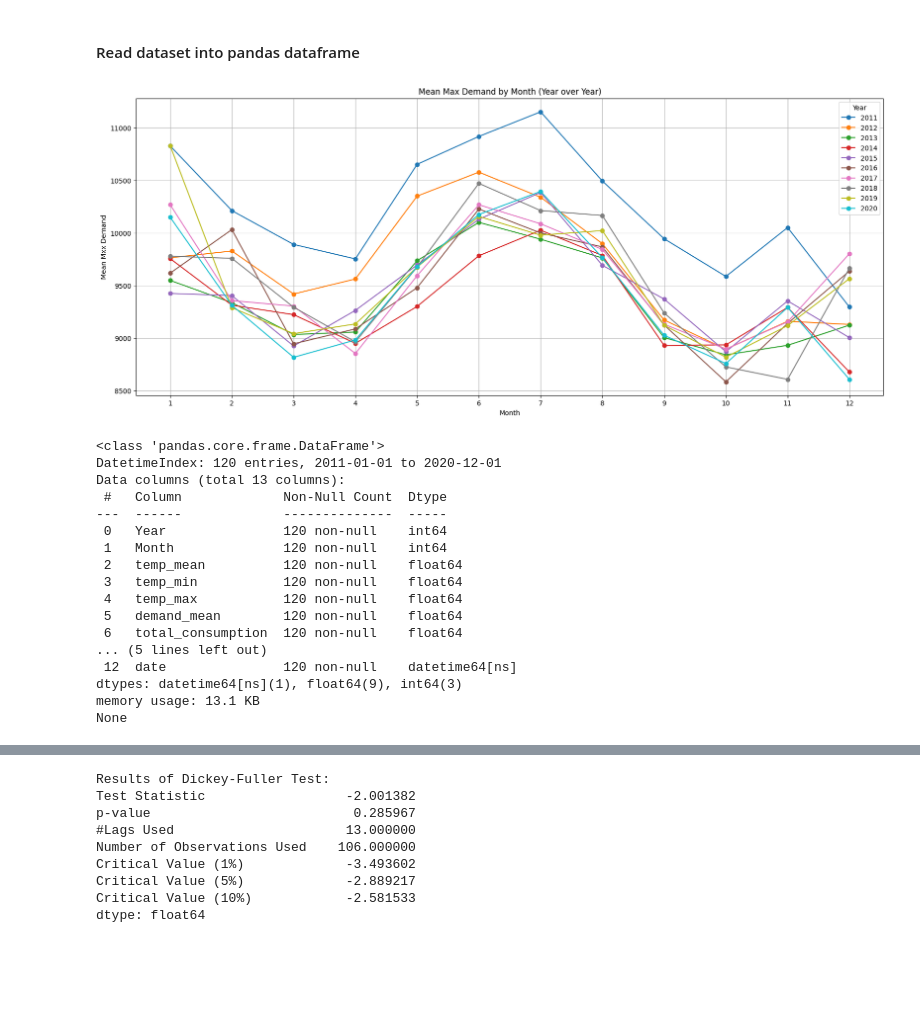
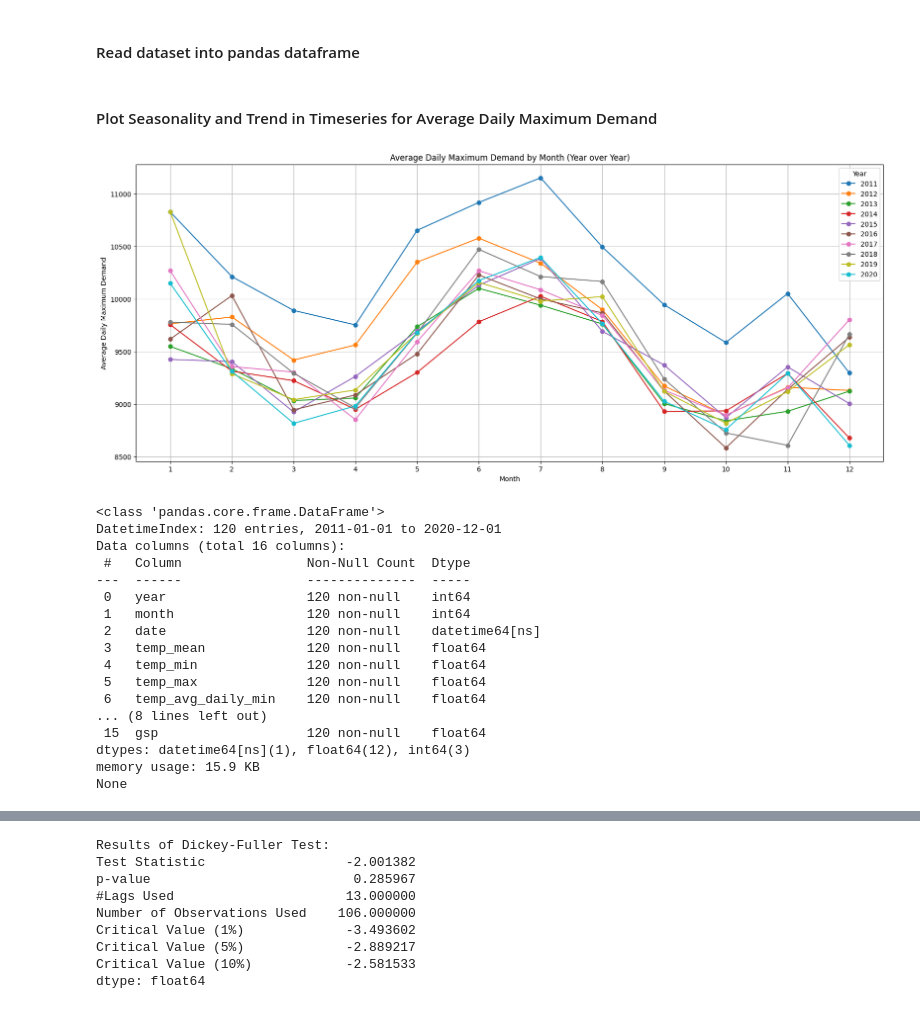
Before and after one commit to Z5429/ZZSC9020-Group-P, a Jupyter notebook: src/time_series_model.ipynb, the cells around one changed output, grey strips where cells are left out. Drawn from its saved outputs; the diff is of its cells as text; code cells hidden in the pictures; blank space fills up the shorter version.

```diff
--- a/src/time_series_model.ipynb
+++ b/src/time_series_model.ipynb
@@ -34,6 +34,5 @@ from statsmodels.tsa.statespace.sarimax import SARIMAX
 #### Function for reading data from model dataset
 # %%
 def read_data(datafile):
-    df_data = pd.read_csv(datafile, sep = ',', index_col=0)
-    #df_data.columns=[]
+    df_data = pd.read_csv(datafile, sep = ',')
     return df_data
@@ -54,41 +125,47 @@ end_mth = datetime.datetime(2020, 12, 1)
 # Read file
 df_model_data = read_data(f'{fpath}\{fname_model_data}')
 # %%
-df_model_data['date'] = pd.to_datetime(df_model_data['Year'].astype(str) + '-' + df_model_data['Month'].astype(str) + '-01')
+# Convert date column to datetime datatype
+df_model_data['date'] = pd.to_datetime(df_model_data['date'])
+
+# Set dataframe index to date column
 df_model_data.index = df_model_data.date
-## Filter usage within start and end month
+
+# Filter records within start and end month
 df_model_data = df_model_data[( df_model_data['date']>=start_mth) & (df_model_data['date'] <= end_mth)]
+# %% [markdown]
+#### Plot Seasonality and Trend in Timeseries for Average Daily Maximum Demand
 # %%
-pivot_df = df_model_data.pivot_table(index='Month', columns='Year', values='demand_mean_max')
+pivot_df = df_model_data.pivot_table(index='month', columns='year', values='demand_avg_daily_max')
 # %%
 # Plot the line chart
 pivot_df.plot(kind='line', marker='o', figsize=(20, 8))
-plt.title('Mean Max Demand by Month (Year over Year)')
+plt.title('Average Daily Maximum Demand by Month (Year over Year)')
 plt.xlabel('Month')
-plt.ylabel('Mean Mxx Demand')
+plt.ylabel('Average Daily Maximum Demand')
 plt.xticks(range(1, 13))
 plt.grid(True)
 plt.legend(title='Year', loc='best')
 plt.show()
 # %% [output]
-[figure, old version]
+[figure, new version]
 # %%
 print(df_model_data.info())
 # %% [output]
 <class 'pandas.core.frame.DataFrame'>
 DatetimeIndex: 120 entries, 2011-01-01 to 2020-12-01
-Data columns (total 13 columns):
- #   Column             Non-Null Count  Dtype
----  ------             --------------  -----
- 0   Year               120 non-null    int64
- 1   Month              120 non-null    int64
- 2   temp_mean          120 non-null    float64
- 3   temp_min           120 non-null    float64
- 4   temp_max           120 non-null    float64
- 5   demand_mean        120 non-null    float64
- 6   total_consumption  120 non-null    float64
-... (5 lines left out)
- 12  date               120 non-null    datetime64[ns]
-dtypes: datetime64[ns](1), float64(9), int64(3)
-memory usage: 13.1 KB
+Data columns (total 16 columns):
+ #   Column                Non-Null Count  Dtype
+---  ------                --------------  -----
+ 0   year                  120 non-null    int64
+ 1   month                 120 non-null    int64
+ 2   date                  120 non-null    datetime64[ns]
+ 3   temp_mean             120 non-null    float64
+ 4   temp_min              120 non-null    float64
+ 5   temp_max              120 non-null    float64
+ 6   temp_avg_daily_min    120 non-null    float64
+... (8 lines left out)
+ 15  gsp                   120 non-null    float64
+dtypes: datetime64[ns](1), float64(12), int64(3)
+memory usage: 15.9 KB
 None
```
Also changed, not shown: parts of 44 cells of this notebook.
